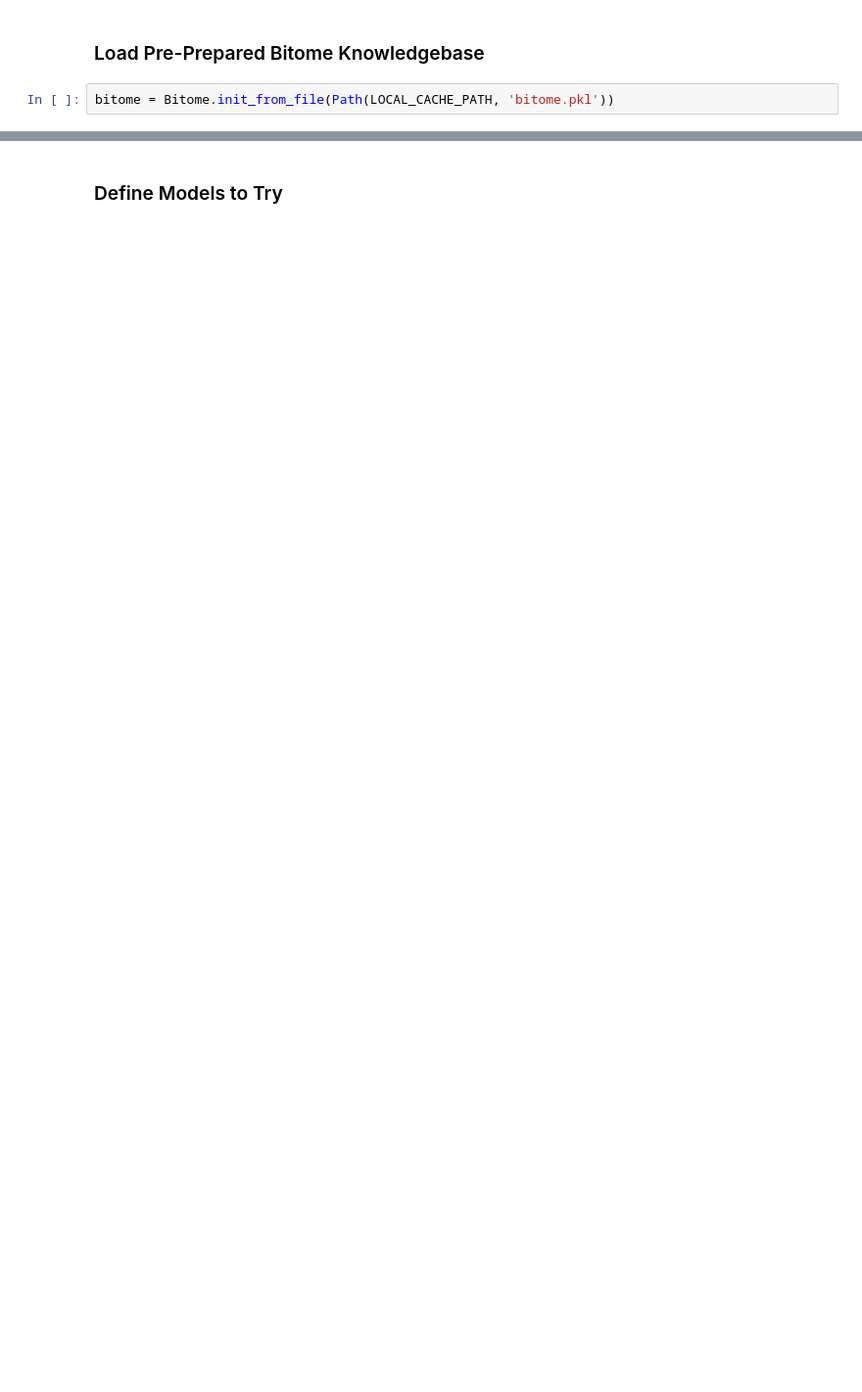
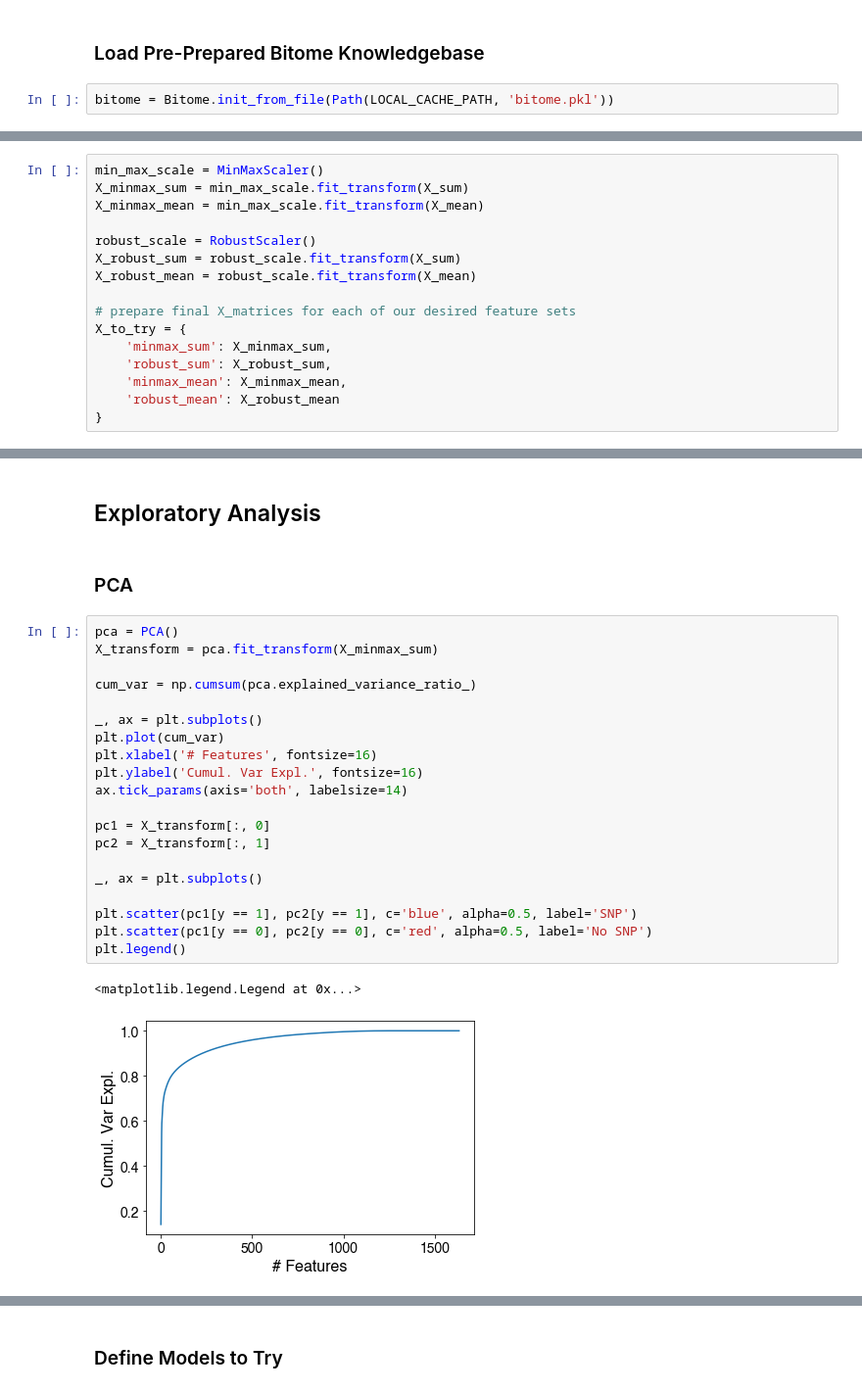
Before and after one commit to DANYIN001/bitome-practice, a Jupyter notebook: notebooks/snp_classification.ipynb, the cells around one changed output, grey strips where cells are left out. Shown at 98% size. Cells and saved outputs as stored; diff of their text form; blank space fills up the shorter version.

```diff
--- a/notebooks/snp_classification.ipynb
+++ b/notebooks/snp_classification.ipynb
@@ -97,0 +83,16 @@ X_snp shape: (3349, 1634)
+# %%
+min_max_scale = MinMaxScaler()
+X_minmax_sum = min_max_scale.fit_transform(X_sum)
+X_minmax_mean = min_max_scale.fit_transform(X_mean)
+
+robust_scale = RobustScaler()
+X_robust_sum = robust_scale.fit_transform(X_sum)
+X_robust_mean = robust_scale.fit_transform(X_mean)
+
+# prepare final X_matrices for each of our desired feature sets
+X_to_try = {
+    'minmax_sum': X_minmax_sum,
+    'robust_sum': X_robust_sum,
+    'minmax_mean': X_minmax_mean,
+    'robust_mean': X_robust_mean
+}
@@ -97,0 +622,27 @@ X_snp shape: (3349, 1634)
+# %% [markdown]
+## Exploratory Analysis
+# %% [markdown]
+### PCA
+# %%
+pca = PCA()
+X_transform = pca.fit_transform(X_minmax_sum)
+
+cum_var = np.cumsum(pca.explained_variance_ratio_)
+
+_, ax = plt.subplots()
+plt.plot(cum_var)
+plt.xlabel('# Features', fontsize=16)
+plt.ylabel('Cumul. Var Expl.', fontsize=16)
+ax.tick_params(axis='both', labelsize=14)
+
+pc1 = X_transform[:, 0]
+pc2 = X_transform[:, 1]
+
+_, ax = plt.subplots()
+
+plt.scatter(pc1[y == 1], pc2[y == 1], c='blue', alpha=0.5, label='SNP')
+plt.scatter(pc1[y == 0], pc2[y == 0], c='red', alpha=0.5, label='No SNP')
+plt.legend()
+# %% [output]
+<matplotlib.legend.Legend at 0x...>
+[figure, added]
```
Also changed, not shown: parts of 161 cells of this notebook, 52 other files.
